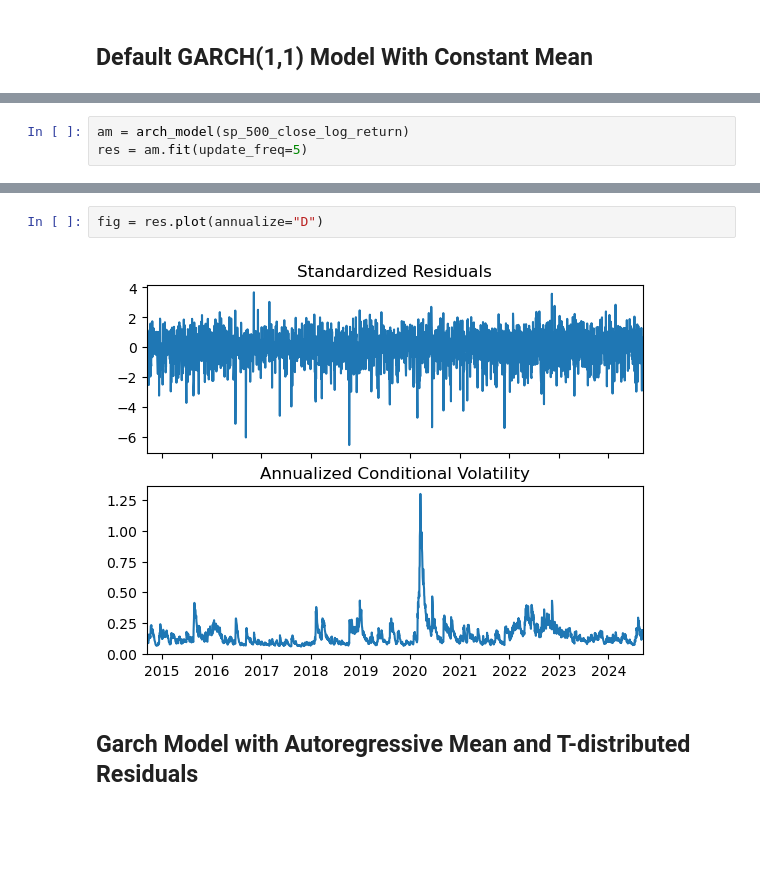
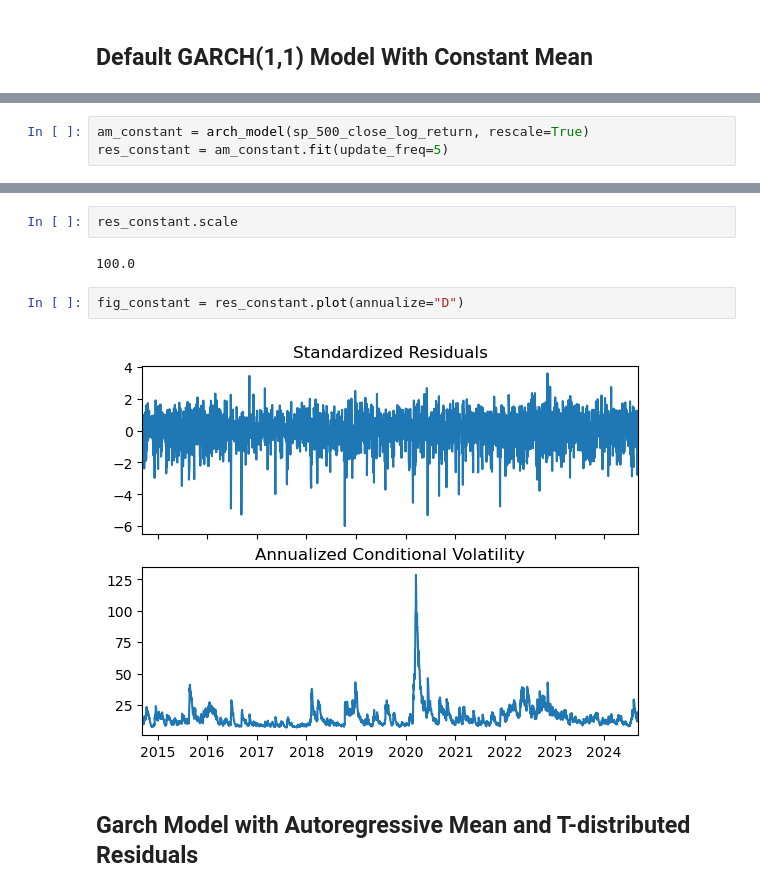
Before and after one commit to wicakson0/replicating-papers, a Jupyter notebook: QuantitativeFinance/Duan1995_TheGarchOptionPricingModel/Intro_to_Vol_Forecasting_with_Arch.ipynb, the cells around one changed output, grey strips where cells are left out. Saved outputs shown, nothing was run; the diff lists cells and outputs as text; blank space fills up the shorter version.

Commit message:
done the rough sketch, todo: standardize to use annualized metric (annualized vol, annualized return, annualized interest rate)

```diff
--- a/QuantitativeFinance/Duan1995_TheGarchOptionPricingModel/Intro_to_Vol_Forecasting_with_Arch.ipynb
+++ b/QuantitativeFinance/Duan1995_TheGarchOptionPricingModel/Intro_to_Vol_Forecasting_with_Arch.ipynb
@@ -62,4 +72,4 @@ $\epsilon_{t} = \sigma_{t}\epsilon_{t}, \; e_{t} \sim N(0,1)$
 # %%
-am = arch_model(sp_500_close_log_return)
-res = am.fit(update_freq=5)
+am_constant = arch_model(sp_500_close_log_return, rescale=True)
+res_constant = am_constant.fit(update_freq=5)
 # %% [output]
@@ -99,8 +102,12 @@ Volatility Model
 Covariance estimator: robust
+# %%
+res_constant.scale
+# %% [output]
+100.0
 # %%
-fig = res.plot(annualize="D")
+fig_constant = res_constant.plot(annualize="D")
 # %% [output]
-[figure, old version]
+[figure, new version]
 # %% [markdown]
 ## Garch Model with Autoregressive Mean and T-distributed Residuals
 # %%
```
Also changed, not shown: parts of 59 cells of this notebook.
